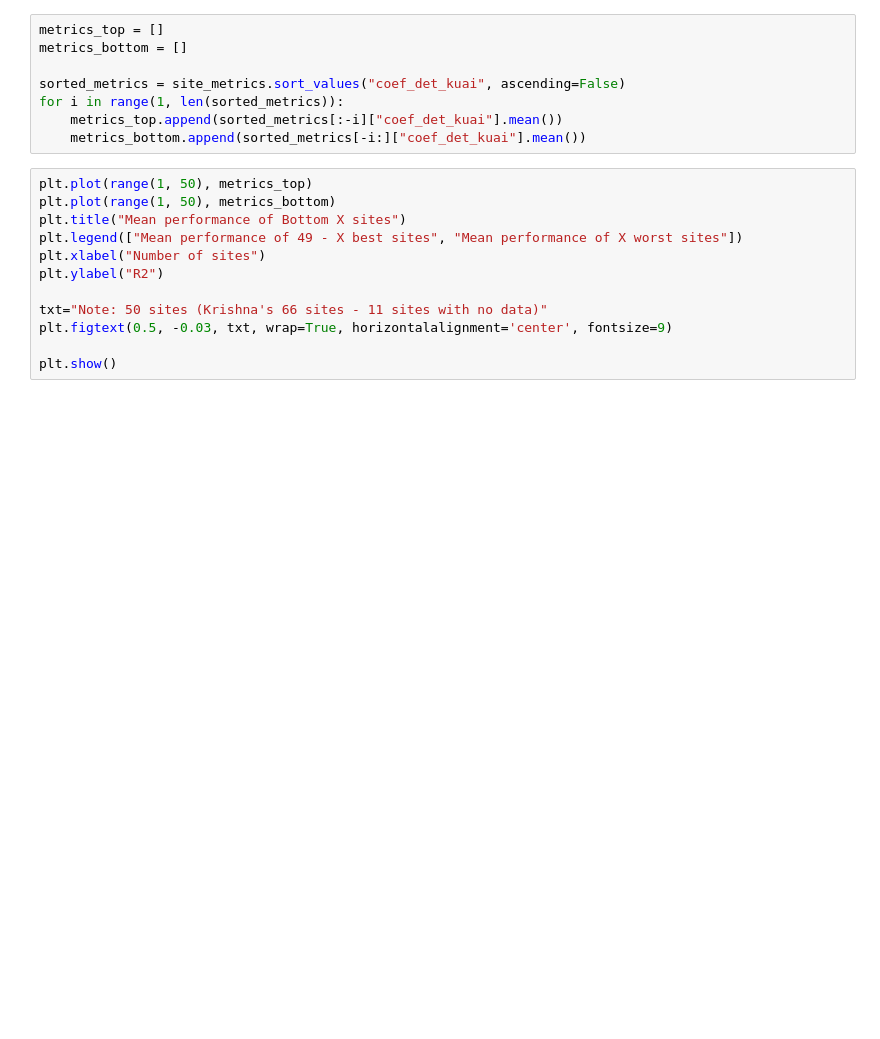
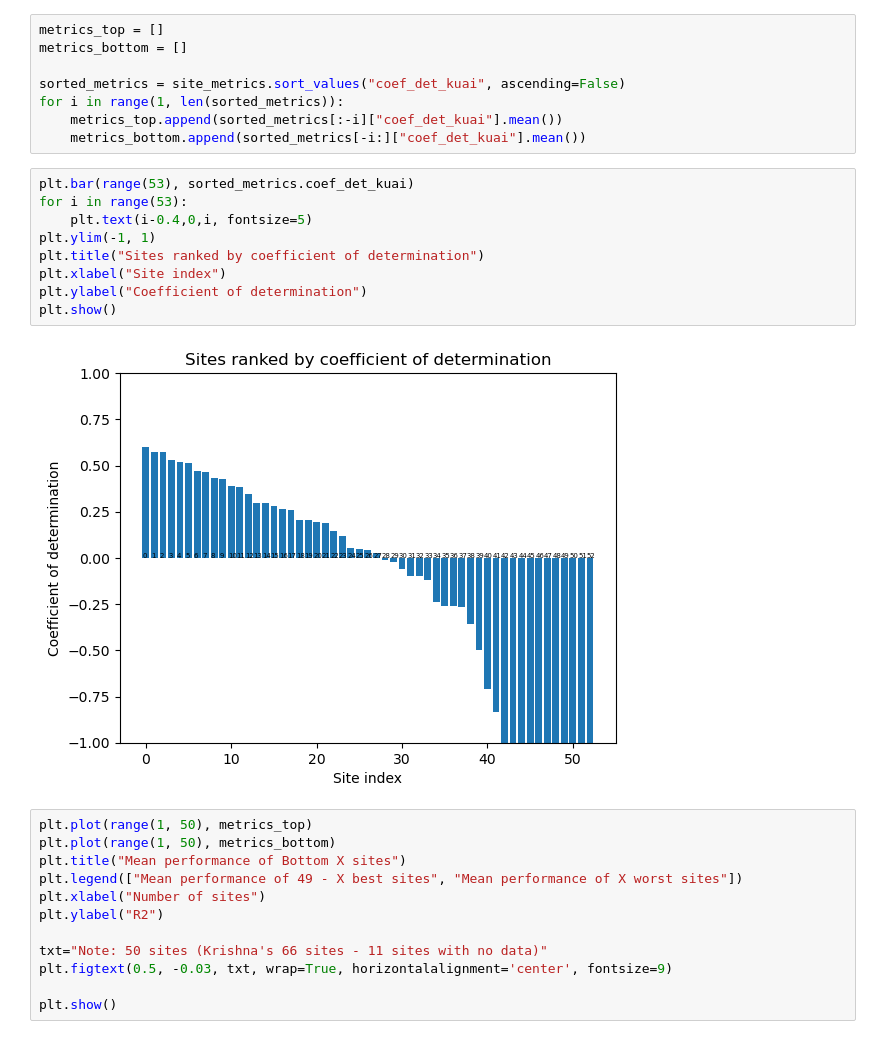
Before and after one commit to codebyandy/geolearn, a Jupyter notebook: app/vegetation/attention/andy/playground/rnn_baseline/compare_metrics.ipynb, the cells around one changed output. Saved outputs shown, nothing was run; the diff lists cells and outputs as text; blank space fills up the shorter version.

```diff
--- a/app/vegetation/attention/andy/playground/rnn_baseline/compare_metrics.ipynb
+++ b/app/vegetation/attention/andy/playground/rnn_baseline/compare_metrics.ipynb
@@ -394,6 +416,17 @@ sorted_metrics = site_metrics.sort_values("coef_det_kuai", ascending=False)
 for i in range(1, len(sorted_metrics)):
     metrics_top.append(sorted_metrics[:-i]["coef_det_kuai"].mean())
     metrics_bottom.append(sorted_metrics[-i:]["coef_det_kuai"].mean())
+# %%
+plt.bar(range(53), sorted_metrics.coef_det_kuai)
+for i in range(53):
+    plt.text(i-0.4,0,i, fontsize=5)
+plt.ylim(-1, 1)
+plt.title("Sites ranked by coefficient of determination")
+plt.xlabel("Site index")
+plt.ylabel("Coefficient of determination")
+plt.show()
+# %% [output]
+[figure, added]
 # %%
 plt.plot(range(1, 50), metrics_top)
 plt.plot(range(1, 50), metrics_bottom)
```
Also changed, not shown: parts of 12 cells of this notebook, 4 other files.
